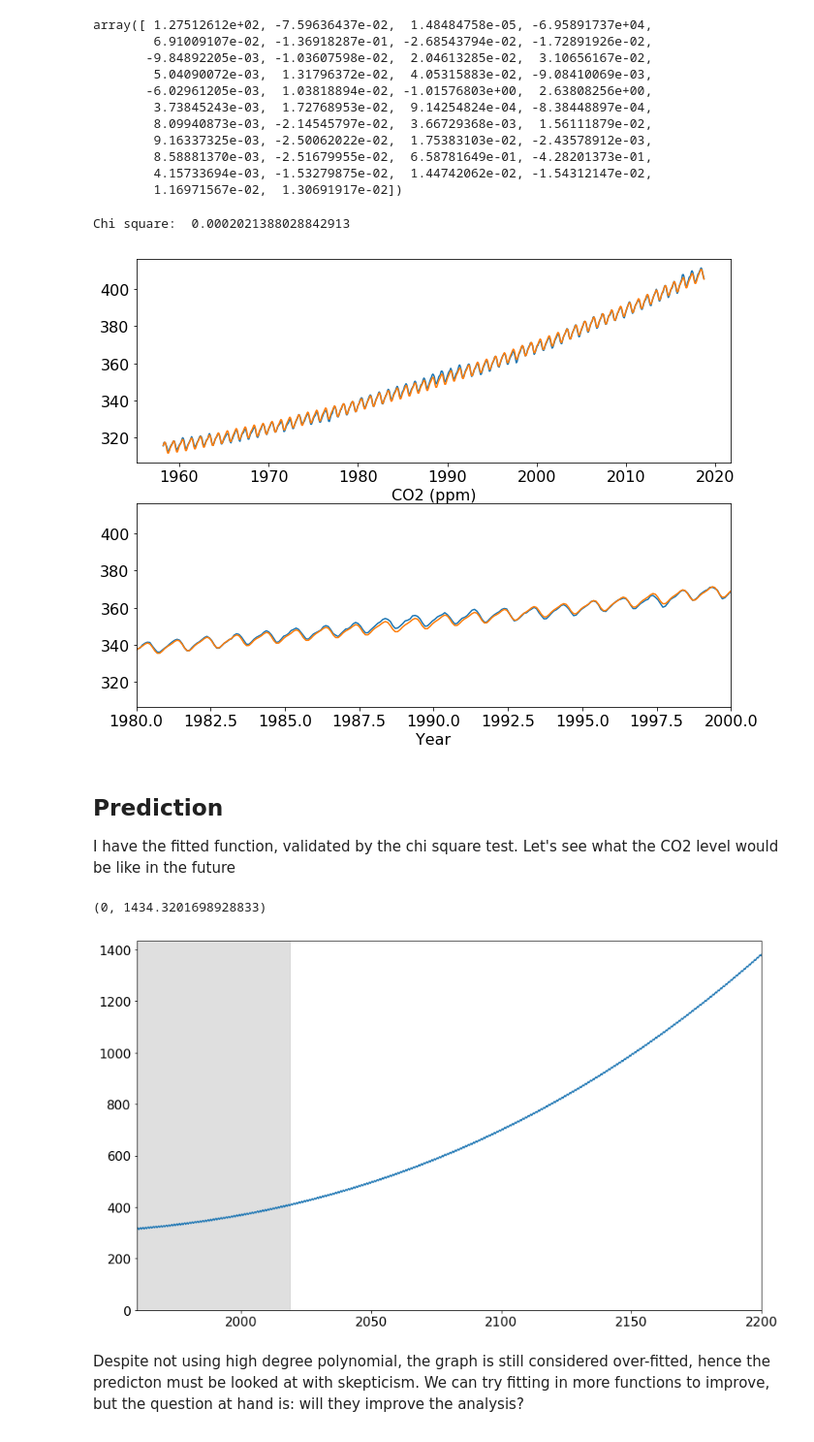
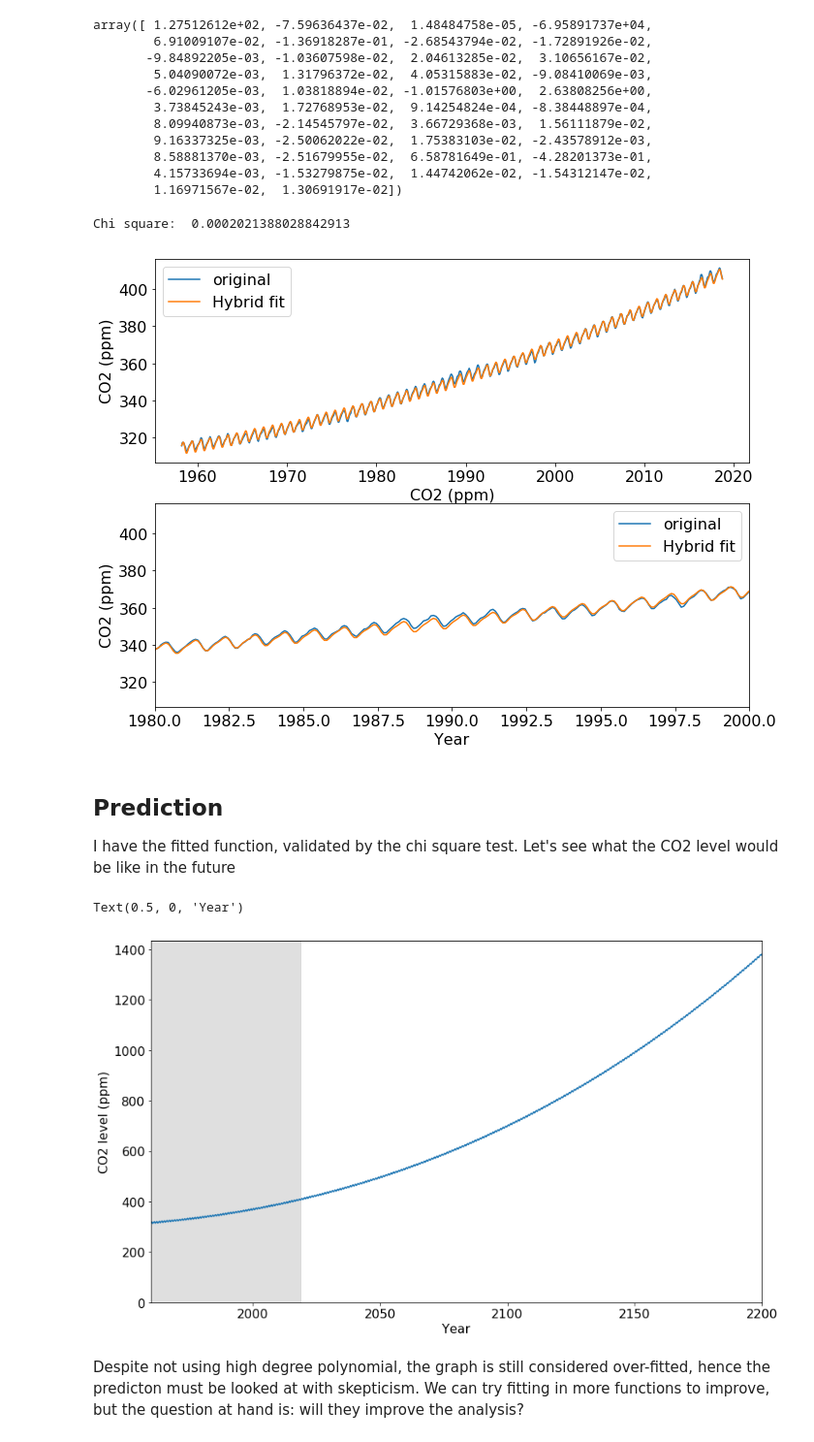
Before and after one commit to Davidnh8/CO2_Analysis, a Jupyter notebook: Atmospheric Carbon Dioxide Data Analysis.ipynb, the cells around one changed output. Shown: that part at 97% size. Drawn from its saved outputs; the diff is of its cells as text; code cells hidden in the pictures.

```diff
--- a/Atmospheric Carbon Dioxide Data Analysis.ipynb
+++ b/Atmospheric Carbon Dioxide Data Analysis.ipynb
@@ -408,14 +411,16 @@ ax[0].plot(x, fourier_series(x,*popt),label='Hybrid fit')
 ax[0].set_xlabel("CO2 (ppm)")
 ax[1].plot(x,y,label='original')
 ax[1].plot(x, fourier_series(x,*popt),label='Hybrid fit')
-ax[0].set_xlabel("CO2 (ppm)")
+ax[0].set_ylabel("CO2 (ppm)")
+ax[1].set_ylabel("CO2 (ppm)")
 ax[1].set_xlim([1980,2000])
 ax[1].set_xlabel("Year")
-
+for i in [0,1]:
+    ax[i].legend()
 print("Chi square: ",chi_square(y,fourier_series(x,*popt)))
 # %% [output]
 Chi square:  0.0002021388028842913
-[figure, old version]
+[figure, new version]
 # %% [markdown]
 ## Prediction
 
@@ -423,13 +428,15 @@ I have the fitted function, validated by the chi square test. Let's see what the
 # %%
 fig,ax=plt.subplots(1, figsize=[14,8.5])
 ax.plot(np.linspace(1960,2200,12*260), fourier_series(np.linspace(1960,2200,12*260),*popt))
 
 ax.axvspan(  data['Decimal Date'].iloc[0], data['Decimal Date'].iloc[-1]  ,color='gray',alpha=0.25)
 ax.set_xlim(1960,2200)
 ax.set_ylim(bottom=0)
+ax.set_ylabel("CO2 level (ppm)")
+ax.set_xlabel("Year")
 # %% [output]
-(0, 1434.3201698928833)
+Text(0.5, 0, 'Year')
-[figure, old version]
+[figure, new version]
 # %% [markdown]
 Despite not using high degree polynomial, the graph is still considered over-fitted, hence the predicton must be looked at with skepticism. We can try fitting in more functions to improve, but the question at hand is: will they improve the analysis?
 # %% [markdown]
```
Also changed, not shown: parts of 3 cells of this notebook.
